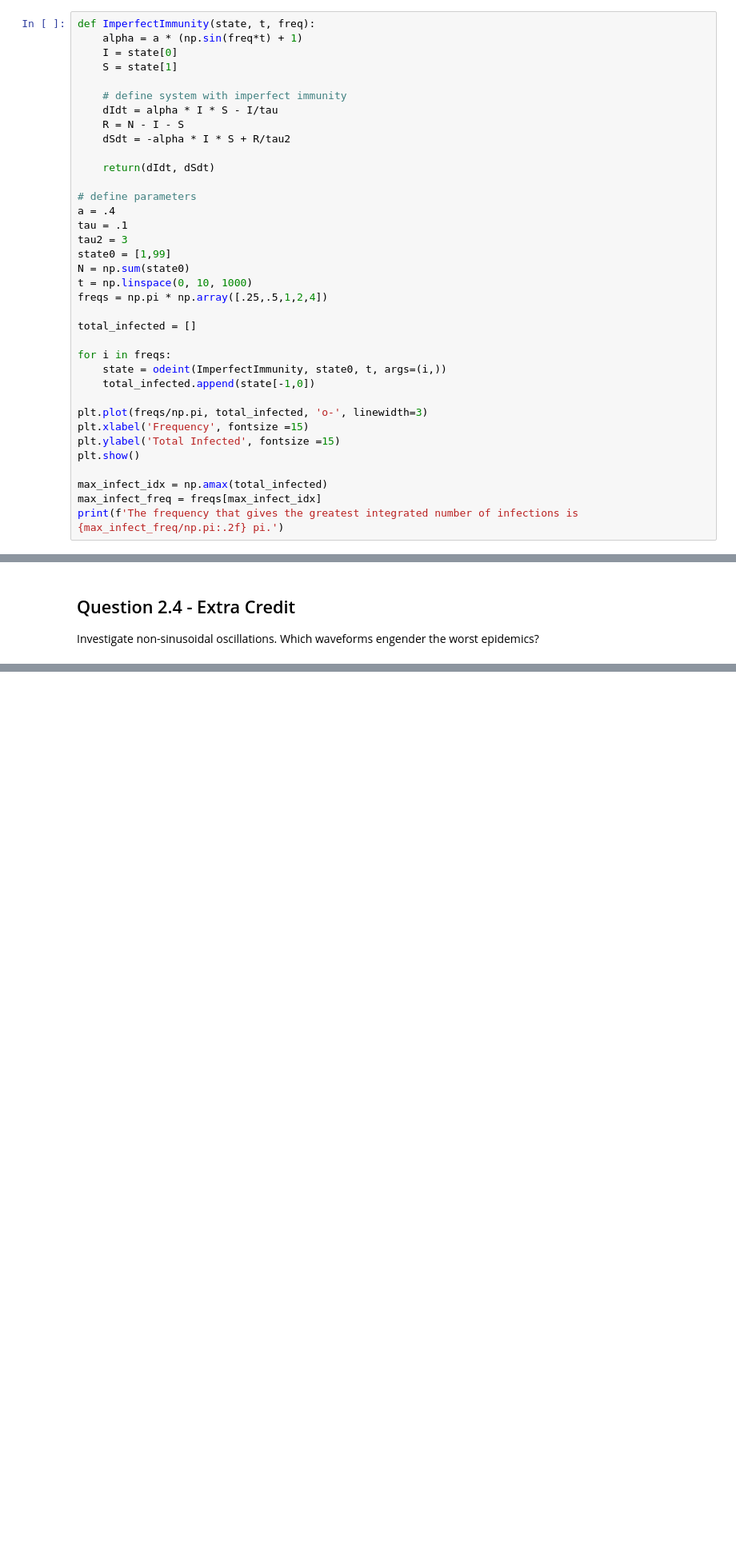
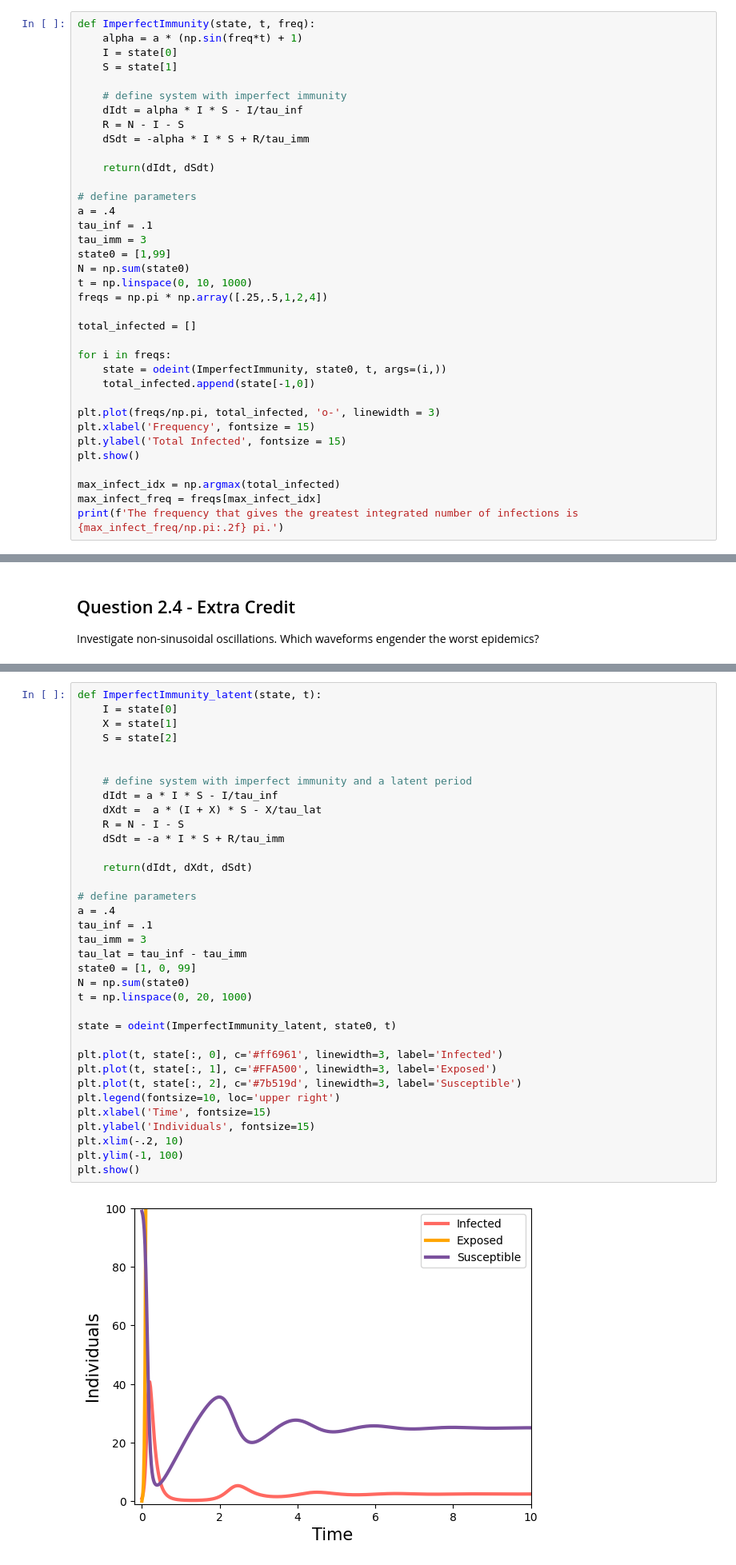
Before and after one commit to mkayeterry/MCDB172, a Jupyter notebook: ipynb/hw/HW7 - Modeling Pandemics.ipynb, the cells around one changed output, grey strips where cells are left out. Shown at 80% size. Cells and saved outputs as stored; diff of their text form; blank space fills up the shorter version.

```diff
--- a/ipynb/hw/HW7 - Modeling Pandemics.ipynb
+++ b/ipynb/hw/HW7 - Modeling Pandemics.ipynb
@@ -187,16 +187,16 @@ def ImperfectImmunity(state, t, freq):
     S = state[1]
 
     # define system with imperfect immunity
-    dIdt = alpha * I * S - I/tau
+    dIdt = alpha * I * S - I/tau_inf
     R = N - I - S
-    dSdt = -alpha * I * S + R/tau2
+    dSdt = -alpha * I * S + R/tau_imm
 
     return(dIdt, dSdt)
 
 # define parameters
 a = .4
-tau = .1
-tau2 = 3
+tau_inf = .1
+tau_imm = 3
 state0 = [1,99]
 N = np.sum(state0)
 t = np.linspace(0, 10, 1000)
@@ -208,12 +208,12 @@ for i in freqs:
     state = odeint(ImperfectImmunity, state0, t, args=(i,))
     total_infected.append(state[-1,0])
 
-plt.plot(freqs/np.pi, total_infected, 'o-', linewidth=3)
-plt.xlabel('Frequency', fontsize =15)
-plt.ylabel('Total Infected', fontsize =15)
+plt.plot(freqs/np.pi, total_infected, 'o-', linewidth = 3)
+plt.xlabel('Frequency', fontsize = 15)
+plt.ylabel('Total Infected', fontsize = 15)
 plt.show()
 
-max_infect_idx = np.amax(total_infected)
+max_infect_idx = np.argmax(total_infected)
 max_infect_freq = freqs[max_infect_idx]
 print(f'The frequency that gives the greatest integrated number of infections is {max_infect_freq/np.pi:.2f} pi.')
 # %% [output]
@@ -230,6 +230,43 @@ In many diseases, some amount of time passes between being infected and being ab
 * Create a function with expressing these differential equations, where there is a third timescale parameter, $\tau_{lat}$
 * Simulate and plot the 3 quantities as a function of time starting with 1 infected individual, 99 susceptible, and 0 exposed.
 * The non-trivial equilibrium point $(I, X, S) = (0, 0, N)$ is unstable. What are the coordinates of the *endemic equilibrium point*? (Show you work as an attached photo if necessary).
+# %%
+def ImperfectImmunity_latent(state, t):
+    I = state[0]
+    X = state[1]
+    S = state[2]
+
+
+    # define system with imperfect immunity and a latent period
+    dIdt = a * I * S - I/tau_inf
+    dXdt =  a * (I + X) * S - X/tau_lat
+    R = N - I - S
+    dSdt = -a * I * S + R/tau_imm
+
+    return(dIdt, dXdt, dSdt)
+
+# define parameters
+a = .4
+tau_inf = .1
+tau_imm = 3
+tau_lat = tau_inf - tau_imm
+state0 = [1, 0, 99]
+N = np.sum(state0)
+t = np.linspace(0, 20, 1000)
+
+state = odeint(ImperfectImmunity_latent, state0, t)
+
+plt.plot(t, state[:, 0], c='#ff6961', linewidth=3, label='Infected')
+plt.plot(t, state[:, 1], c='#FFA500', linewidth=3, label='Exposed')
+plt.plot(t, state[:, 2], c='#7b519d', linewidth=3, label='Susceptible')
+plt.legend(fontsize=10, loc='upper right')
+plt.xlabel('Time', fontsize=15)
+plt.ylabel('Individuals', fontsize=15)
+plt.xlim(-.2, 10)
+plt.ylim(-1, 100)
+plt.show()
+# %% [output]
+[figure, added]
 # %% [markdown]
 ## Question 3 - Extra Credit
 * The phase space is now in 3D and the nullclines are now planes through that space.
```
Also changed, not shown: parts of 2 cells of this notebook.
